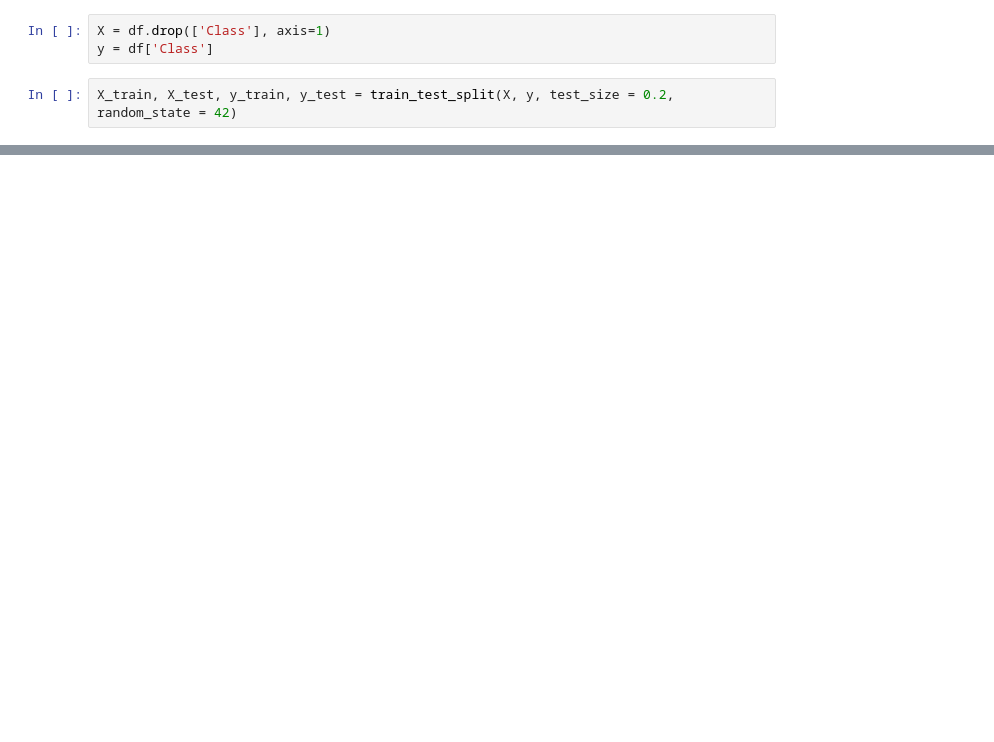
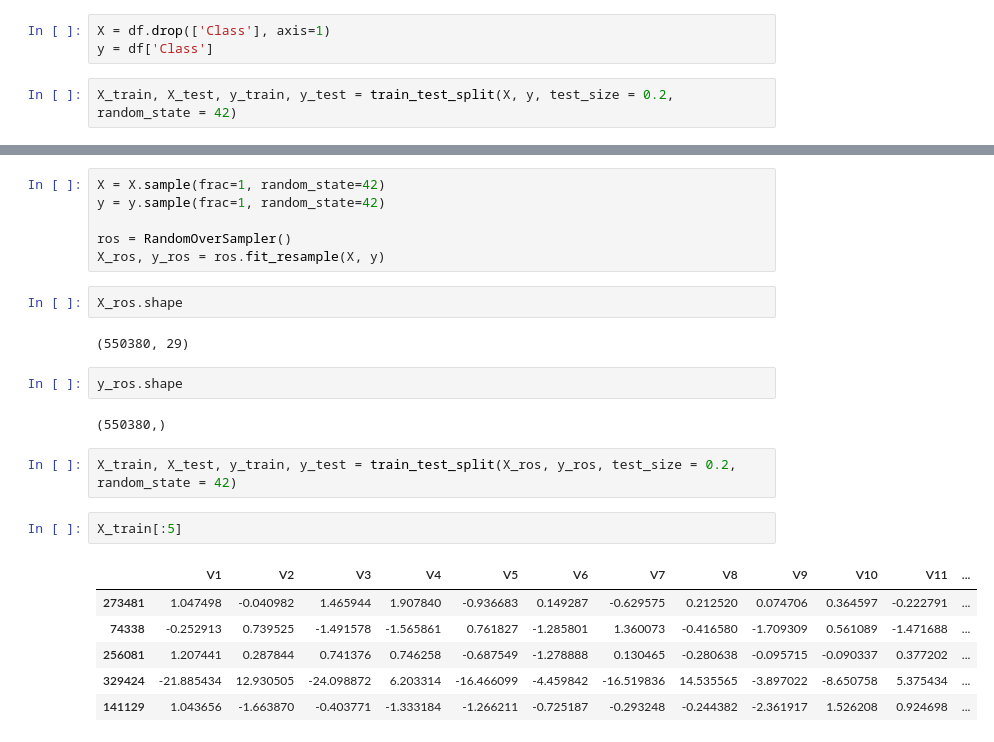
Before and after one commit to tunhu-da/Credit-Card-Fraud-Detection, a Jupyter notebook: main.ipynb, the cells around one changed output, grey strips where cells are left out. Saved outputs shown, nothing was run; the diff lists cells and outputs as text; blank space fills up the shorter version.

```diff
--- a/main.ipynb
+++ b/main.ipynb
@@ -179,3 +232,28 @@ X_train, X_test, y_train, y_test = train_test_split(X, y, test_size = 0.2, rando
+# %%
+X = X.sample(frac=1, random_state=42)
+y = y.sample(frac=1, random_state=42)
+
+ros = RandomOverSampler()
+X_ros, y_ros = ros.fit_resample(X, y)
+# %%
+X_ros.shape
+# %% [output]
+(550380, 29)
+# %%
+y_ros.shape
+# %% [output]
+(550380,)
+# %%
+X_train, X_test, y_train, y_test = train_test_split(X_ros, y_ros, test_size = 0.2, random_state = 42)
+# %%
+X_train[:5]
+# %% [output]
+|  | V1 | V2 | V3 | V4 | V5 | V6 | V7 | V8 | V9 | V10 | V11 | ... |
+| 273481 | 1.047498 | -0.040982 | 1.465944 | 1.907840 | -0.936683 | 0.149287 | -0.629575 | 0.212520 | 0.074706 | 0.364597 | -0.222791 | ... |
+| 74338 | -0.252913 | 0.739525 | -1.491578 | -1.565861 | 0.761827 | -1.285801 | 1.360073 | -0.416580 | -1.709309 | 0.561089 | -1.471688 | ... |
+| 256081 | 1.207441 | 0.287844 | 0.741376 | 0.746258 | -0.687549 | -1.278888 | 0.130465 | -0.280638 | -0.095715 | -0.090337 | 0.377202 | ... |
+| 329424 | -21.885434 | 12.930505 | -24.098872 | 6.203314 | -16.466099 | -4.459842 | -16.519836 | 14.535565 | -3.897022 | -8.650758 | 5.375434 | ... |
+| 141129 | 1.043656 | -1.663870 | -0.403771 | -1.333184 | -1.266211 | -0.725187 | -0.293248 | -0.244382 | -2.361917 | 1.526208 | 0.924698 | ... |
 # %%
 classifier = {
     'Logistic Regression': LogisticRegression(),
```
Also changed, not shown: parts of 10 cells of this notebook.
